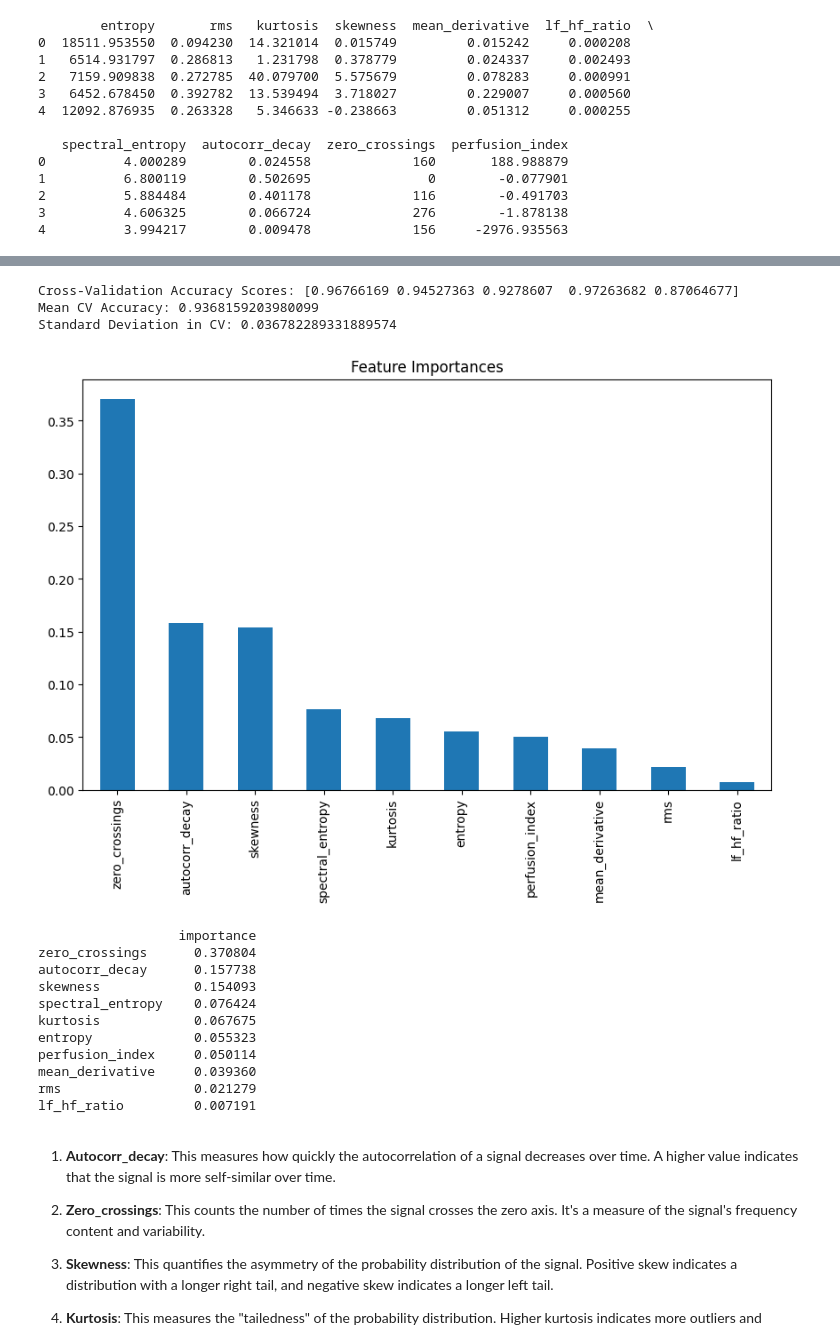
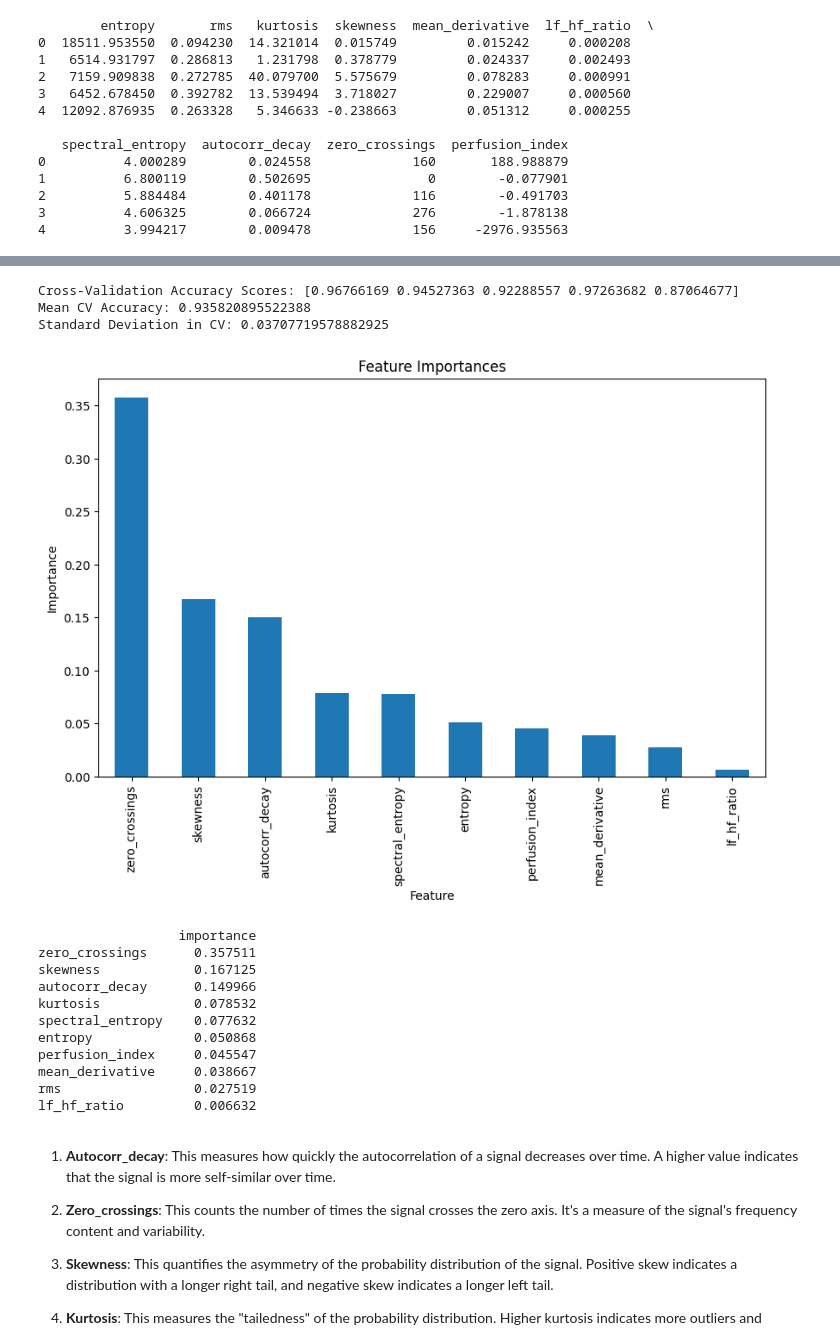
Before and after one commit to jbarber07/rPPG-Toolbox, a Jupyter notebook: real_ppg.ipynb, the cells around one changed output, grey strips where cells are left out. Cells and saved outputs as stored; diff of their text form; code cells hidden in the pictures.

```diff
--- a/real_ppg.ipynb
+++ b/real_ppg.ipynb
@@ -396,7 +396,7 @@ print(features_resampled.head())
 # Define classifiers and their hyperparameters
 classifiers = {
     'RandomForest': (RandomForestClassifier(random_state=42), {
-        'n_estimators': [50, 100, 200],
+        'n_estimators': [50, 100, 200, 500],
         'max_depth': [2, 5, 10],
         'min_samples_split': [2, 5, 10],
         'min_samples_leaf': [1, 2, 4]
@@ -532,33 +532,35 @@ print("Cross-Validation Accuracy Scores:", cv_scores)
 print("Mean CV Accuracy:", np.mean(cv_scores))
 print("Standard Deviation in CV:", np.std(cv_scores))
 # %% [output]
-Cross-Validation Accuracy Scores: [0.96766169 0.94527363 0.9278607  0.97263682 0.87064677]
-Mean CV Accuracy: 0.9368159203980099
-Standard Deviation in CV: 0.036782289331889574
+Cross-Validation Accuracy Scores: [0.96766169 0.94527363 0.92288557 0.97263682 0.87064677]
+Mean CV Accuracy: 0.935820895522388
+Standard Deviation in CV: 0.03707719578882925
 # %%
 feature_importances = pd.DataFrame(best_clf.feature_importances_,
                                    index=features_resampled.columns,
                                    columns=['importance']).sort_values('importance', ascending=False)
 
 plt.figure(figsize=(10, 6))
 feature_importances['importance'].plot(kind='bar')
 plt.title('Feature Importances')
+plt.ylabel('Importance')
+plt.xlabel('Feature')
 plt.show()
 #print also the feature importances
 print(feature_importances)
 # %% [output]
-[figure, old version]
+[figure, new version]
                   importance
-zero_crossings      0.370804
-autocorr_decay      0.157738
-skewness            0.154093
-spectral_entropy    0.076424
-kurtosis            0.067675
-entropy             0.055323
-perfusion_index     0.050114
-mean_derivative     0.039360
-rms                 0.021279
-lf_hf_ratio         0.007191
+zero_crossings      0.357511
+skewness            0.167125
+autocorr_decay      0.149966
+kurtosis            0.078532
+spectral_entropy    0.077632
+entropy             0.050868
+perfusion_index     0.045547
+mean_derivative     0.038667
+rms                 0.027519
+lf_hf_ratio         0.006632
 # %% [markdown]
 1. **Autocorr_decay**: This measures how quickly the autocorrelation of a signal decreases over time. A higher value indicates that the signal is more self-similar over time.
 
```
Also changed, not shown: parts of 7 cells of this notebook, 13 other files.
